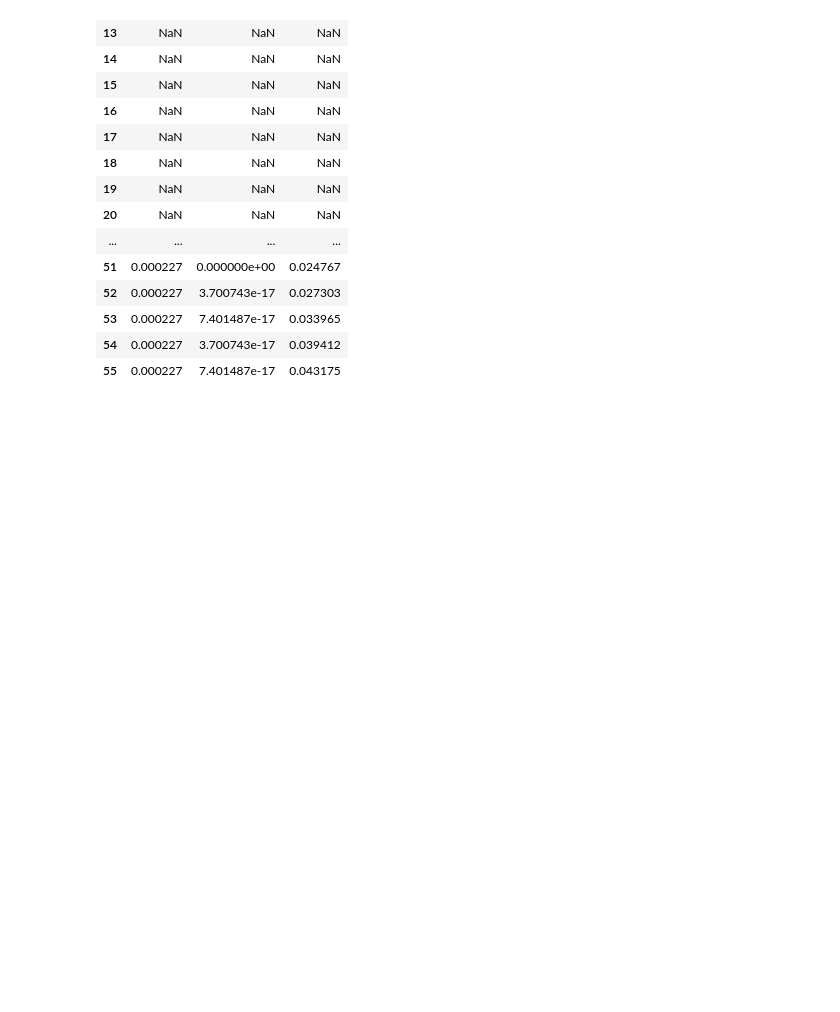
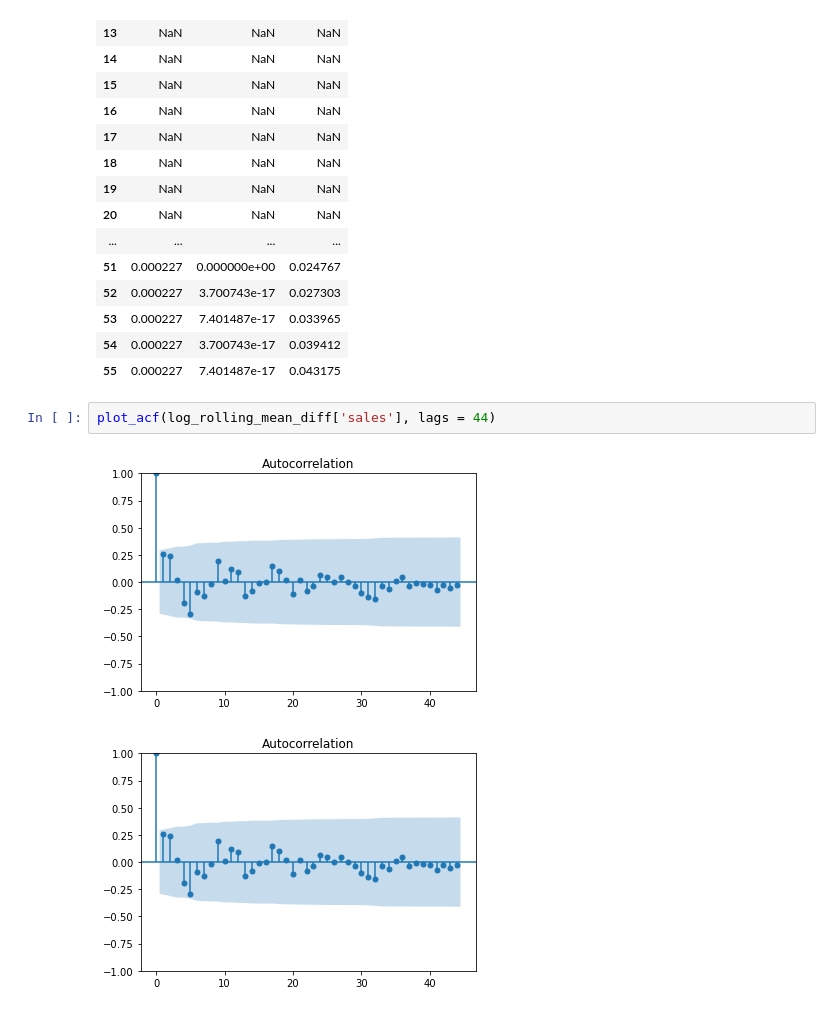
Before and after one commit to jag-shrestha/Sales-Forecast, a Jupyter notebook: Sales_Prediction_TSF.ipynb, the cells around one changed output. Saved outputs shown, nothing was run; the diff lists cells and outputs as text; blank space fills up the shorter version.

Commit message:
Added ACF and PACF plots

```diff
--- a/Sales_Prediction_TSF.ipynb
+++ b/Sales_Prediction_TSF.ipynb
@@ -391,3 +392,8 @@ dtype: float64
 | 53 | 0.000227 | 7.401487e-17 | 0.033965 |
 | 54 | 0.000227 | 3.700743e-17 | 0.039412 |
 | 55 | 0.000227 | 7.401487e-17 | 0.043175 |
+# %%
+plot_acf(log_rolling_mean_diff['sales'], lags = 44)
+# %% [output]
+[figure, added]
+[figure, added]
```
Also changed, not shown: parts of 2 cells of this notebook.
